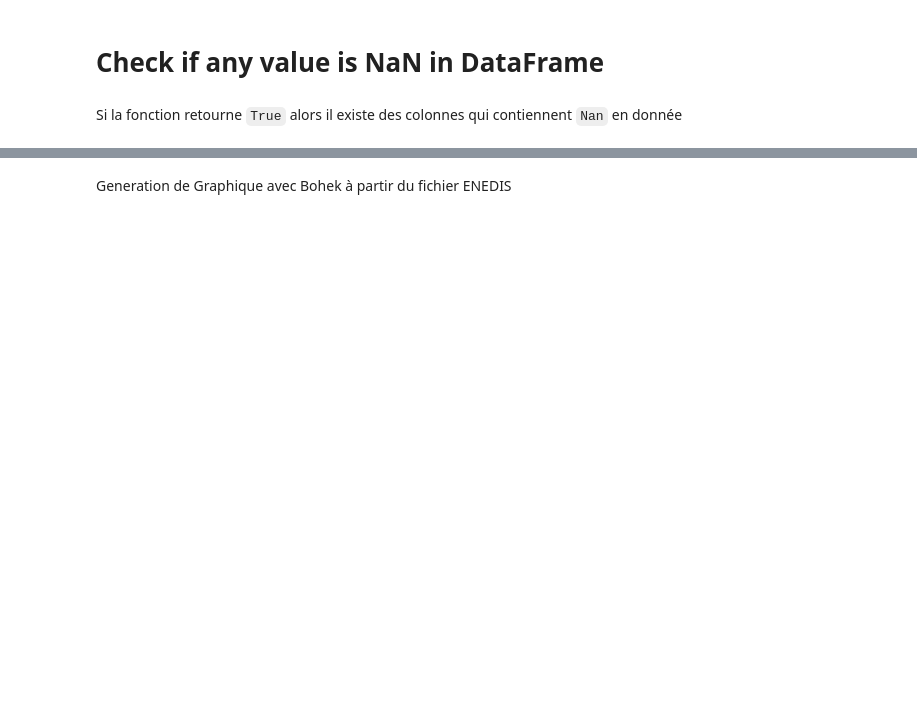
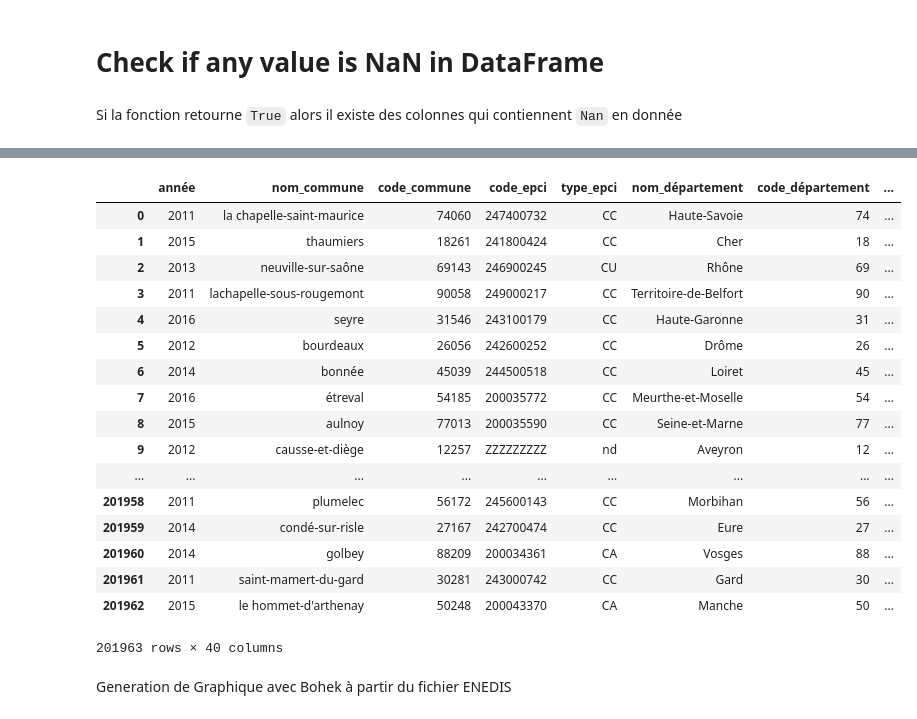
Before and after one commit to enzobes/house-rental-py, a Jupyter notebook: House-Rental.ipynb, the cells around one changed output, grey strips where cells are left out. Drawn from its saved outputs; the diff is of its cells as text; code cells hidden in the pictures; blank space fills up the shorter version.

```diff
--- a/House-Rental.ipynb
+++ b/House-Rental.ipynb
@@ -123,3 +162,25 @@ print(isNull)
+# %%
+#Remplace "nan" par 0
+df_enedis.fillna(0)
+# %% [output]
+|  | année | nom_commune | code_commune | code_epci | type_epci | nom_département | code_département | ... |
+| 0 | 2011 | la chapelle-saint-maurice | 74060 | 247400732 | CC | Haute-Savoie | 74 | ... |
+| 1 | 2015 | thaumiers | 18261 | 241800424 | CC | Cher | 18 | ... |
+| 2 | 2013 | neuville-sur-saône | 69143 | 246900245 | CU | Rhône | 69 | ... |
+| 3 | 2011 | lachapelle-sous-rougemont | 90058 | 249000217 | CC | Territoire-de-Belfort | 90 | ... |
+| 4 | 2016 | seyre | 31546 | 243100179 | CC | Haute-Garonne | 31 | ... |
+| 5 | 2012 | bourdeaux | 26056 | 242600252 | CC | Drôme | 26 | ... |
+| 6 | 2014 | bonnée | 45039 | 244500518 | CC | Loiret | 45 | ... |
+| 7 | 2016 | étreval | 54185 | 200035772 | CC | Meurthe-et-Moselle | 54 | ... |
+| 8 | 2015 | aulnoy | 77013 | 200035590 | CC | Seine-et-Marne | 77 | ... |
+| 9 | 2012 | causse-et-diège | 12257 | ZZZZZZZZZ | nd | Aveyron | 12 | ... |
+| ... | ... | ... | ... | ... | ... | ... | ... | ... |
+| 201958 | 2011 | plumelec | 56172 | 245600143 | CC | Morbihan | 56 | ... |
+| 201959 | 2014 | condé-sur-risle | 27167 | 242700474 | CC | Eure | 27 | ... |
+| 201960 | 2014 | golbey | 88209 | 200034361 | CA | Vosges | 88 | ... |
+| 201961 | 2011 | saint-mamert-du-gard | 30281 | 243000742 | CC | Gard | 30 | ... |
+| 201962 | 2015 | le hommet-d'arthenay | 50248 | 200043370 | CA | Manche | 50 | ... |
+201963 rows × 40 columns
 # %% [markdown]
   Generation de Graphique avec Bohek à partir du fichier ENEDIS
 # %%
```
Also changed, not shown: parts of 21 cells of this notebook, 2 other files.
